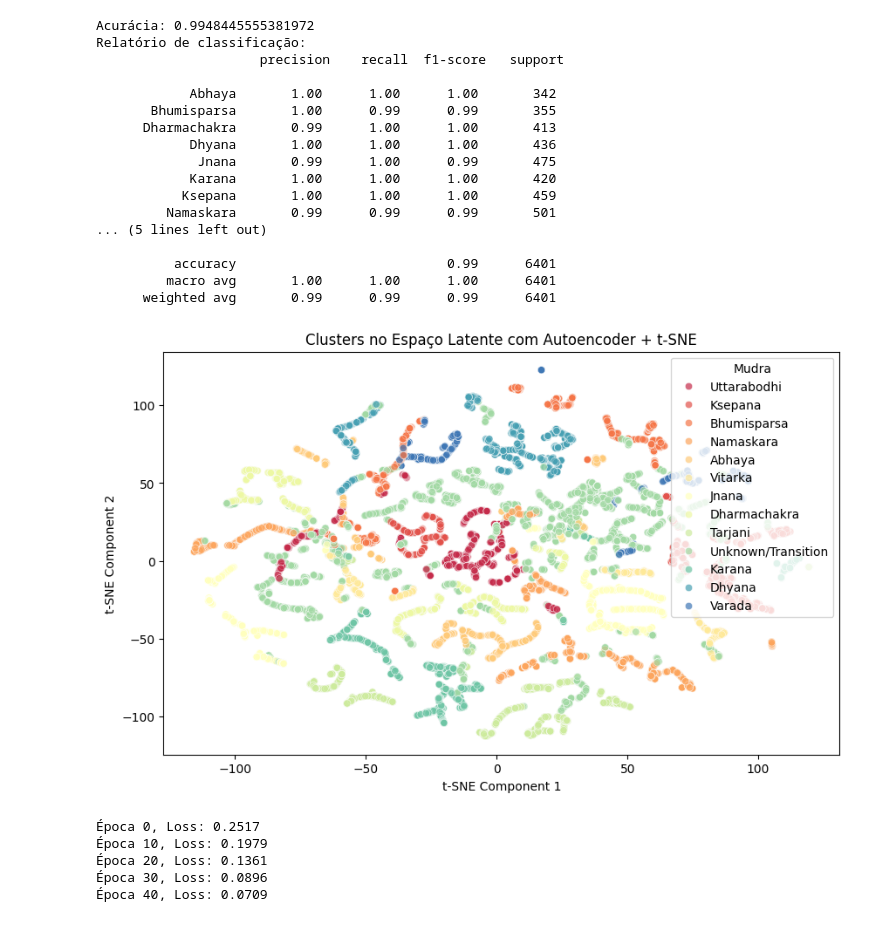
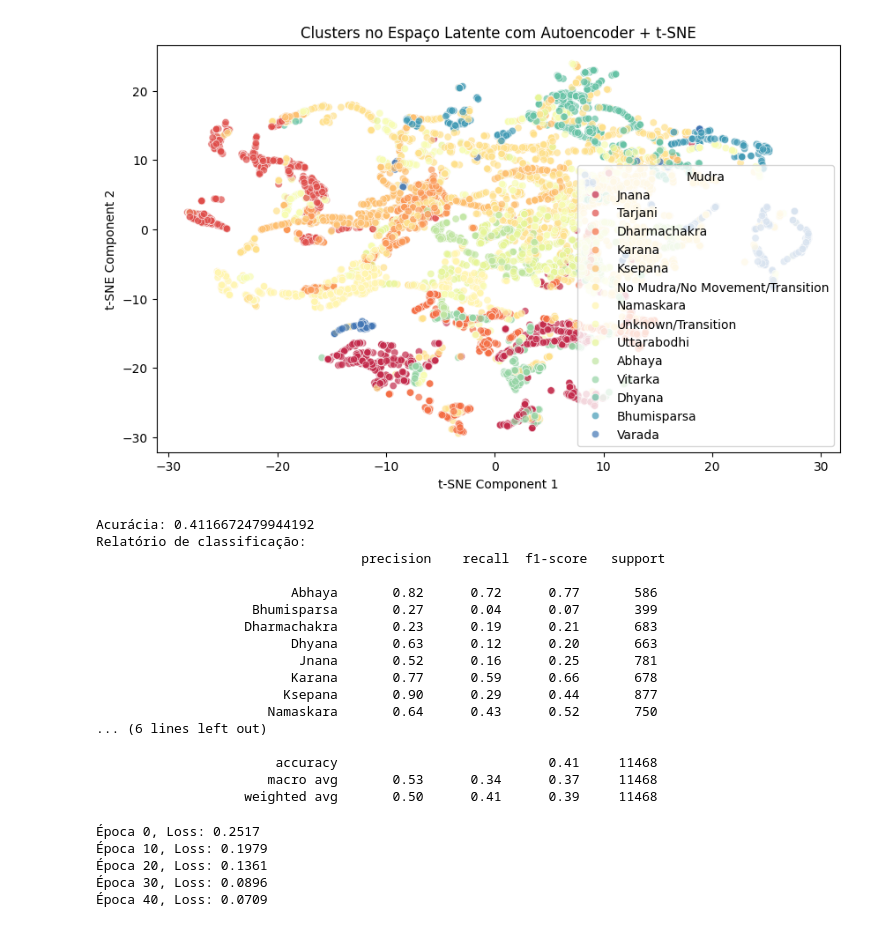
Before and after one commit to Zoiudp/Mudra_Hand_classifier, a Jupyter notebook: classifier.ipynb, the cells around one changed output. Drawn from its saved outputs; the diff is of its cells as text; code cells hidden in the pictures.

```diff
--- a/classifier.ipynb
+++ b/classifier.ipynb
@@ -171,6 +276,26 @@ for epoch in range(epochs):
 with torch.no_grad():
     X_train_latent = autoencoder.encoder(X_train_tensor).numpy()
     X_test_latent = autoencoder.encoder(X_test_tensor).numpy()
+# %%
+# Certifique-se de que você tem rótulos
+y_train, y_test = train_test_split(df_combined['Mudra'], test_size=0.2, random_state=42)
+# %%
+import seaborn as sns
+import matplotlib.pyplot as plt
+from sklearn.manifold import TSNE
+
+tsne = TSNE(n_components=3, perplexity=50, random_state=42)
+X_tsne_train_latent = tsne.fit_transform(X_train_latent)
+X_tsne_test_latent = tsne.fit_transform(X_test_latent)
+
+plt.figure(figsize=(10, 6))
+sns.scatterplot(x=X_tsne_test_latent[:, 0], y=X_tsne_test_latent[:, 1], hue=y_test, palette="Spectral", alpha=0.7)
+plt.title("Clusters no Espaço Latente com Autoencoder + t-SNE")
+plt.xlabel("t-SNE Component 1")
+plt.ylabel("t-SNE Component 2")
+plt.show()
+# %% [output]
+[figure, added]
 # %%
 from sklearn.ensemble import RandomForestClassifier
 from sklearn.metrics import accuracy_score, classification_report
@@ -178,48 +303,33 @@ from sklearn.metrics import accuracy_score, classification_report
 # Certifique-se de que você tem rótulos
 y_train, y_test = train_test_split(df_combined['Mudra'], test_size=0.2, random_state=42)
 
+
 # Treinar o modelo
-clf = RandomForestClassifier(n_estimators=100, random_state=42)
-clf.fit(X_train_latent, y_train)
+clf = RandomForestClassifier(n_estimators=50, random_state=42)
+clf.fit(X_tsne_train_latent, y_train)
 
 # Fazer previsões
-y_pred = clf.predict(X_test_latent)
+y_pred = clf.predict(X_tsne_test_latent)
 
 # Avaliação
 print("Acurácia:", accuracy_score(y_test, y_pred))
 print("Relatório de classificação:\n", classification_report(y_test, y_pred))
 # %% [output]
-Acurácia: 0.9948445555381972
+Acurácia: 0.4116672479944192
 Relatório de classificação:
-                     precision    recall  f1-score   support
+                                  precision    recall  f1-score   support
 
-            Abhaya       1.00      1.00      1.00       342
-       Bhumisparsa       1.00      0.99      0.99       355
-      Dharmachakra       0.99      1.00      1.00       413
-            Dhyana       1.00      1.00      1.00       436
-             Jnana       0.99      1.00      0.99       475
-            Karana       1.00      1.00      1.00       420
-           Ksepana       1.00      1.00      1.00       459
-         Namaskara       0.99      0.99      0.99       501
-... (5 lines left out)
+                         Abhaya       0.82      0.72      0.77       586
+                    Bhumisparsa       0.27      0.04      0.07       399
+                   Dharmachakra       0.23      0.19      0.21       683
+                         Dhyana       0.63      0.12      0.20       663
+                          Jnana       0.52      0.16      0.25       781
+                         Karana       0.77      0.59      0.66       678
+                        Ksepana       0.90      0.29      0.44       877
+                      Namaskara       0.64      0.43      0.52       750
+... (6 lines left out)
 
-          accuracy                           0.99      6401
-         macro avg       1.00      1.00      1.00      6401
-      weighted avg       0.99      0.99      0.99      6401
+                       accuracy                           0.41     11468
+                      macro avg       0.53      0.34      0.37     11468
+                   weighted avg       0.50      0.41      0.39     11468
-# %%
-import seaborn as sns
-import matplotlib.pyplot as plt
-from sklearn.manifold import TSNE
-
-tsne = TSNE(n_components=2, perplexity=50, random_state=42)
-X_tsne_latent = tsne.fit_transform(X_train_latent)
-
-plt.figure(figsize=(10, 6))
-sns.scatterplot(x=X_tsne_latent[:, 0], y=X_tsne_latent[:, 1], hue=y_train, palette="Spectral", alpha=0.7)
-plt.title("Clusters no Espaço Latente com Autoencoder + t-SNE")
-plt.xlabel("t-SNE Component 1")
-plt.ylabel("t-SNE Component 2")
-plt.show()
-# %% [output]
-[figure, removed]
 # %%
```
Also changed, not shown: parts of 10 cells of this notebook, 12 other files.
